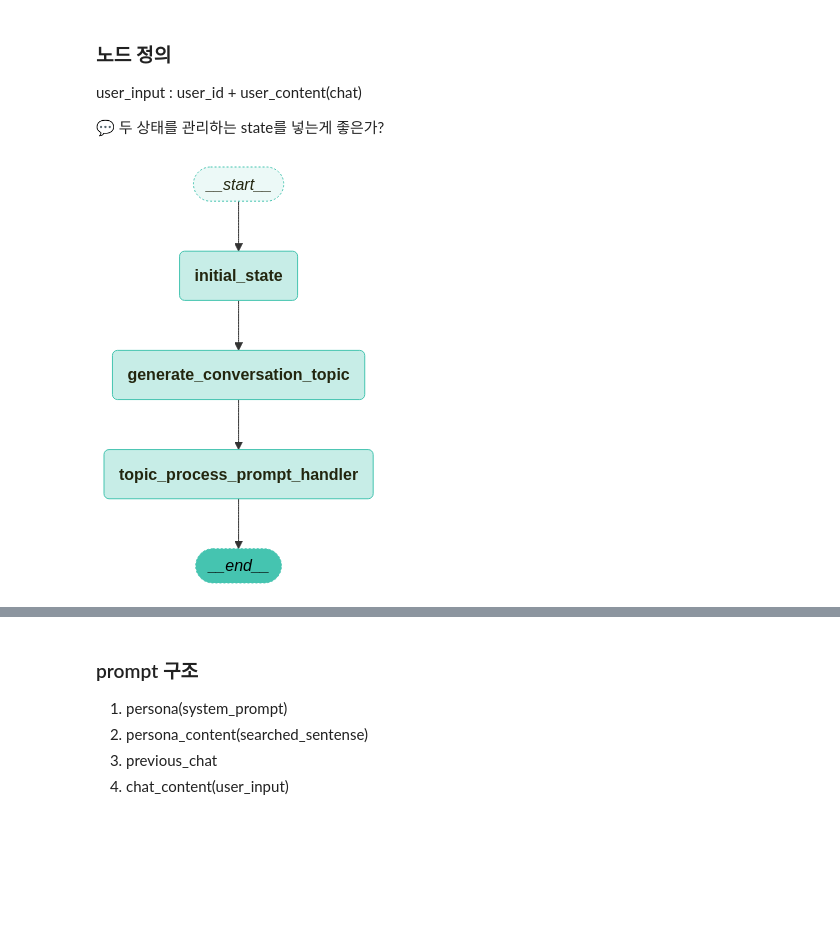
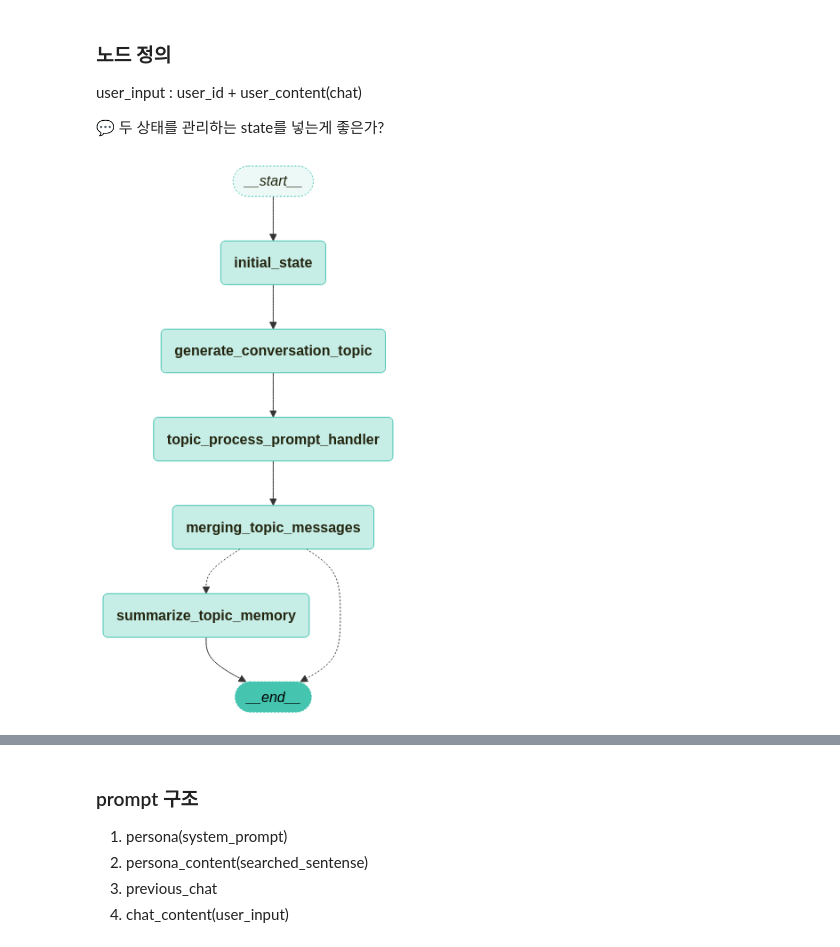
Before and after one commit to Omni-Core/vtuber-llm-core, a Jupyter notebook: llm_utils/persona-node.ipynb, the cells around one changed output, grey strips where cells are left out. Cells and saved outputs as stored; diff of their text form; code cells hidden in the pictures; blank space fills up the shorter version.

```diff
--- a/llm_utils/persona-node.ipynb
+++ b/llm_utils/persona-node.ipynb
@@ -320,14 +320,32 @@ class GraphState(TypedDict):
     prompt: Annotated[list, "final prompt"]
     # 혼잣말, 대화 이끌어나갈때 사용하는 프롬프트
     soliloquy_prompt: Annotated[list, "soliloquy prompt string"]
+
+    # 현재 진행중인 컨텐츠
+    present_contents : Annotated[str, "present contents of vtuber"]
+
+    # 현재까지의 상황(context 중심적으로 보는 상황)
+    situation_so_far : Annotated[str, "summary of context"]
+
+    # 특이 사항(갑작스럽게 발생한, 또는 주목할만한 상황)
+    significant : Annotated[str, "significant moment if exist"]
+
+    # 현재 사용되는 스몰토크(혼잣말) 주제
+    topic : Annotated[str, "present topic of this broadcast"]
+
+    # 단기 기억 구성 요소들
+    # 유저-버튜버 간 주고받는 대화, 또는 버튜버 혼잣말(soliloquy)
     messages: Annotated[list, add_messages]
-    context_messages: Annotated[list, add_messages]
+    # 단기 기억(유저-버튜버간 대화 뿐만 아니라 혼잣말까지 모조리 요약)
+    # 별 중요하지 않은 내용들도 단기 기억에서 요약이 될 텐데 이걸 어떻게 처리할 지 고민
     summary: str
-    present_contents : Annotated[str, "present contents of vtuber"]
-    situation_so_far : Annotated[str, "summary of context"]
-    significant : Annotated[str, "significant moment if exist"]
-    talk_type : Annotated[str, "talk type conversation or solioquy"]
-    topic : Annotated[str, "present topic of this broadcast"]
+
+    # 혼잣말(썰: topic-> generate) 저장 메시지(단기 기억에 사용됨) : 했던 말 등등
+    topic_memory: Annotated[list, add_messages]
+    topic_summary : str
+
+    # 기억하는 유저들 : 유저마다 다른 반응
+    remembered_users: Annotated[set[str], "Set of remembered user IDs"]
 # %% [markdown]
 ### 관련 함수 정의
 노드는 아니지만, 사용할만한 유용한 함수들
@@ -761,35 +835,45 @@ test_inputs = [
     {"present_contents": "혼자서 스몰토크를 합니다."},
     {},
     {},
     {"user_id": "user_1", "user_chat":"여긴 뭐 하는 방임?", "significant": "시청자가 한 명 들어왔습니다."},
     {},
     {},
     {"significant": "user_1은 아무말 없이 나갔습니다."},
     {},
 ]
 
 workflow = StateGraph(GraphState)
 
 workflow.add_node("initial_state", initial_state)
 workflow.add_node("generate_conversation_topic", generate_conversation_topic)
 workflow.add_node("topic_process_prompt_handler", topic_process_prompt_handler)
+workflow.add_node("merging_topic_messages", merging_topic_messages)
+workflow.add_node("summarize_topic_memory", summarize_topic_memory)
 
 workflow.add_edge("initial_state", "generate_conversation_topic")
 # workflow.add_edge("initial_state", "topic_process_prompt_handler")
 workflow.add_edge("generate_conversation_topic", "topic_process_prompt_handler")
-workflow.add_edge("topic_process_prompt_handler", END)
+workflow.add_edge("topic_process_prompt_handler", "merging_topic_messages")
+
+# 조건부 엣지 추가
+workflow.add_conditional_edges(
+    "merging_topic_messages",
+    should_merge_topic_memory,
+)
+
+workflow.add_edge("summarize_topic_memory", END)
 
 # 시작점 설정
 workflow.set_entry_point("initial_state")
 
 # 메모리 설정
 memory = MemorySaver()
 
 app = workflow.compile(checkpointer=memory)
 
 visualize_graph(app)
 # %% [output]
-[figure, old version]
+[figure, new version]
 # %%
 from langchain_core.runnables import RunnableConfig
 from langchain_teddynote.messages import invoke_graph, stream_graph, random_uuid
```
Also changed, not shown: parts of 5 cells of this notebook.
